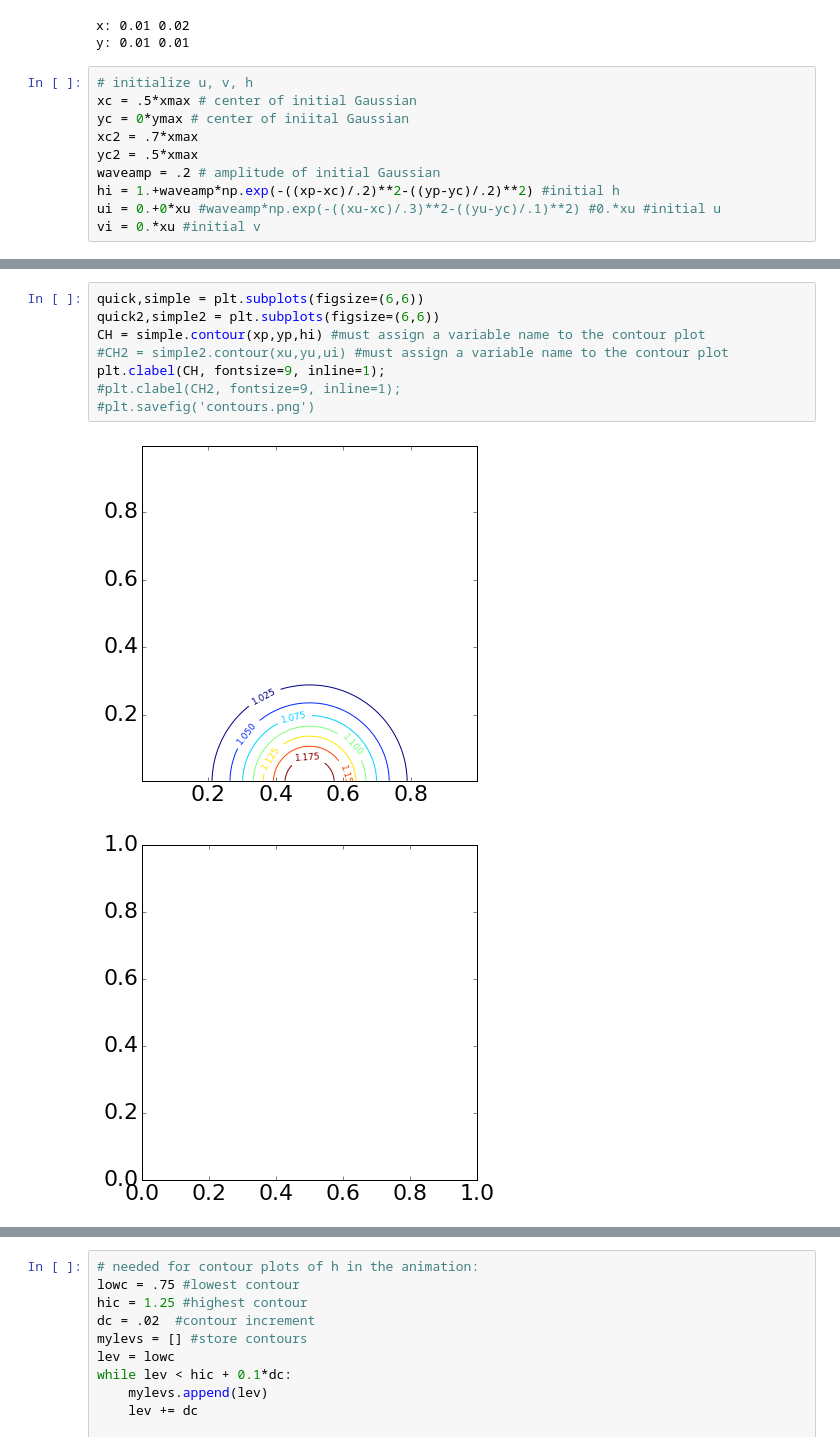
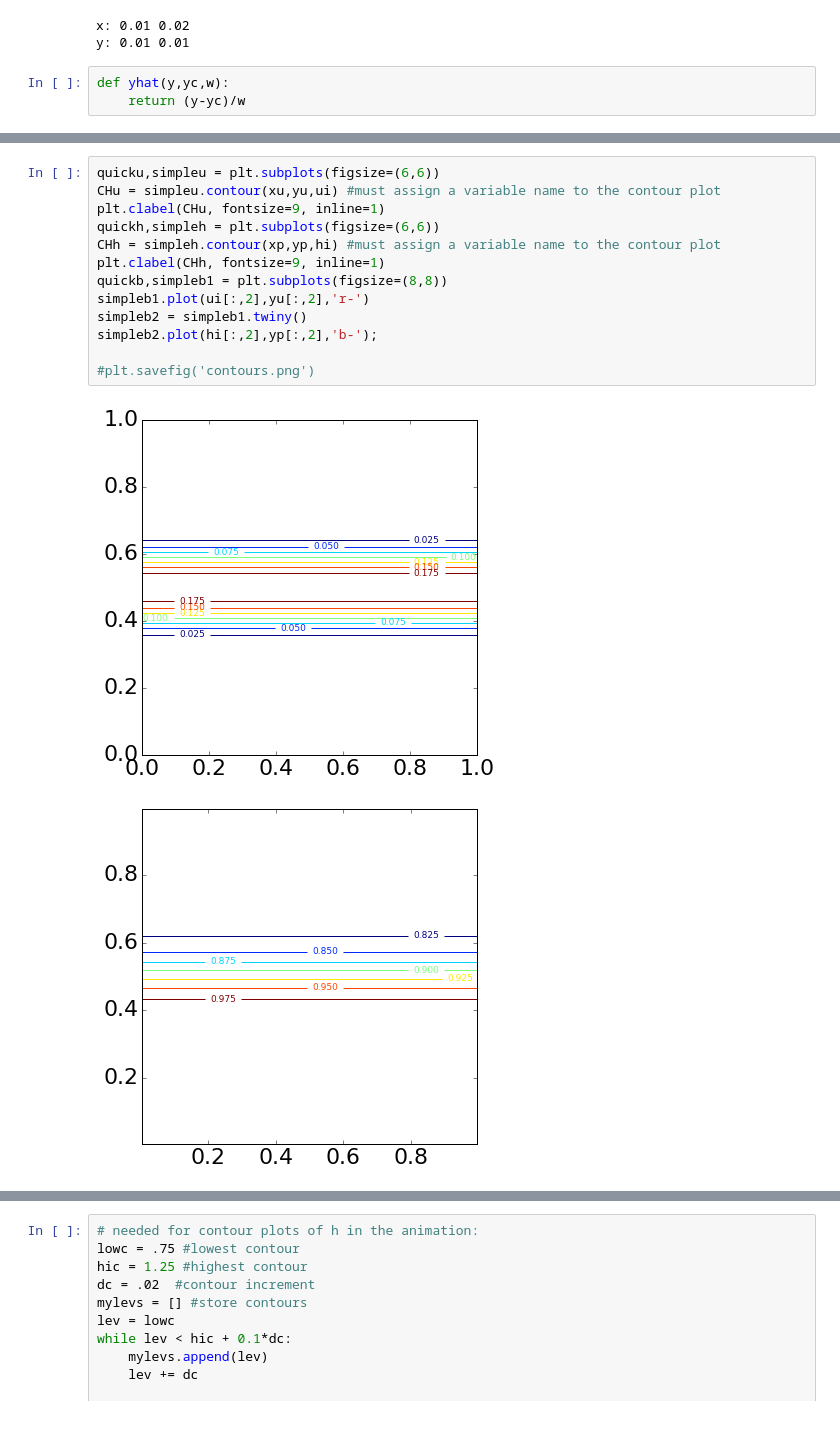
Before and after one commit to Mole45/MMet_Project, a Jupyter notebook: Project-ShallowWater2D.ipynb, the cells around one changed output, grey strips where cells are left out. Drawn from its saved outputs; the diff is of its cells as text.

```diff
--- a/Project-ShallowWater2D.ipynb
+++ b/Project-ShallowWater2D.ipynb
@@ -304,13 +301,6 @@ print("y:" ,yu[1,1], yu[1,2])
 # %% [output]
 x: 0.01 0.02
 y: 0.01 0.01
-# %%
-# initialize u, v, h
-xc = .5*xmax # center of initial Gaussian
-yc = 0*ymax # center of iniital Gaussian
-xc2 = .7*xmax
-yc2 = .5*xmax
-waveamp = .2 # amplitude of initial Gaussian
-hi = 1.+waveamp*np.exp(-((xp-xc)/.2)**2-((yp-yc)/.2)**2) #initial h
-ui = 0.+0*xu #waveamp*np.exp(-((xu-xc)/.3)**2-((yu-yc)/.1)**2) #0.*xu #initial u
-vi = 0.*xu #initial v
+# %%
+def yhat(y,yc,w):
+    return (y-yc)/w
@@ -317,11 +343,16 @@ vi = 0.*xu #initial v
 # %%
-quick,simple = plt.subplots(figsize=(6,6))
-quick2,simple2 = plt.subplots(figsize=(6,6))
-CH = simple.contour(xp,yp,hi) #must assign a variable name to the contour plot
-#CH2 = simple2.contour(xu,yu,ui) #must assign a variable name to the contour plot
-plt.clabel(CH, fontsize=9, inline=1);
-#plt.clabel(CH2, fontsize=9, inline=1);
+quicku,simpleu = plt.subplots(figsize=(6,6))
+CHu = simpleu.contour(xu,yu,ui) #must assign a variable name to the contour plot
+plt.clabel(CHu, fontsize=9, inline=1)
+quickh,simpleh = plt.subplots(figsize=(6,6))
+CHh = simpleh.contour(xp,yp,hi) #must assign a variable name to the contour plot
+plt.clabel(CHh, fontsize=9, inline=1)
+quickb,simpleb1 = plt.subplots(figsize=(8,8))
+simpleb1.plot(ui[:,2],yu[:,2],'r-')
+simpleb2 = simpleb1.twiny()
+simpleb2.plot(hi[:,2],yp[:,2],'b-');
+
 #plt.savefig('contours.png')
 # %% [output]
-[figure, old version]
+[figure, new version]
-[figure, old version]
+[figure, new version]
```
Also changed, not shown: parts of 11 cells of this notebook.
